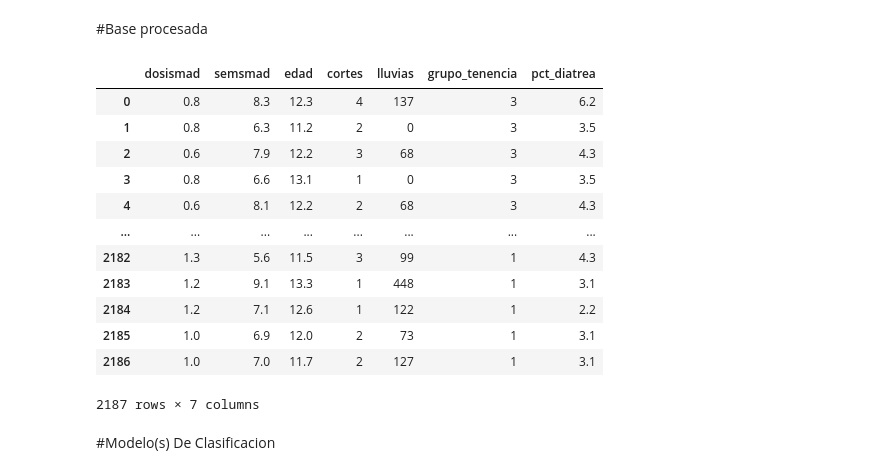
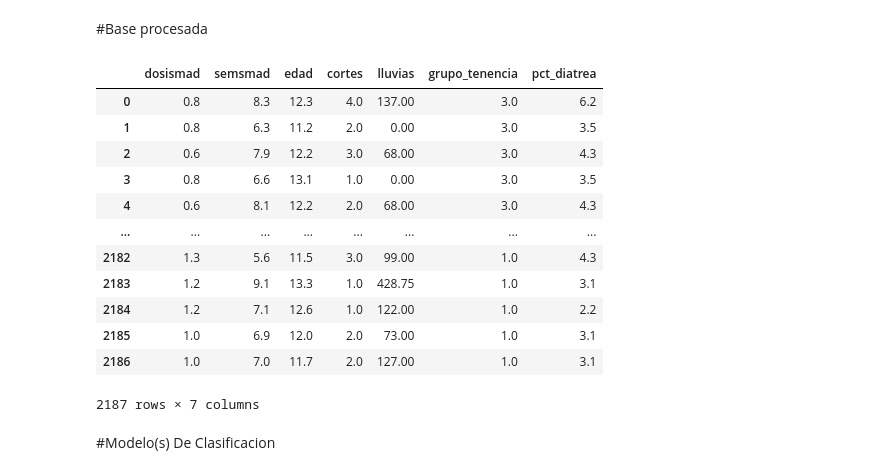
Before and after one commit to Laura9704/ACD_2025, a Jupyter notebook: Clasificacion.ipynb, the cells around one changed output. Cells and saved outputs as stored; diff of their text form; code cells hidden in the pictures.

```diff
--- a/Clasificacion.ipynb
+++ b/Clasificacion.ipynb
@@ -115,5 +114,3 @@ dtype: int64
-# %%
-X= data1['año'] = data1['periodo'] // 100  # Extrae el año
 # %%
 zero_counts = (X == 0).sum()
 zero_counts
@@ -227,3 +238,22 @@ plt.show()
 en base a los anteriores graficas se considera descarta a **me, mes, año y vejez** como variables no necesarias a implemnetar detro del modelo de clasificacion, ya que presenta una correlacion con las demas varianbles particamente nula.en caso de periodo tiene mas relevancia si en modelos que analsizen las tendencias temporales. aunque pct_diatrea tiene una baja relacion por consideracion al siginifcado de la variable se decide mantener dentro del añalisis-
 # %% [markdown]
 #Imputacion
+# %%
+# prompt: imputar valores atípicos de X con el metodo IQR
+
+# IQR method for outlier imputation
+def impute_outliers_iqr(df, column):
+    Q1 = df[column].quantile(0.25)
+    Q3 = df[column].quantile(0.75)
+    IQR = Q3 - Q1
+    lower_bound = Q1 - 1.5 * IQR
+    upper_bound = Q3 + 1.5 * IQR
+
+    # Impute with the lower/upper bound instead of removing the outliers
+    df[column] = np.where(df[column] < lower_bound, lower_bound, df[column])
+    df[column] = np.where(df[column] > upper_bound, upper_bound, df[column])
+    return df
+
+# Apply IQR imputation to relevant columns in X
+for col in numerical_features:
+  X = impute_outliers_iqr(X, col)
@@ -285,21 +319,21 @@ dtype: int64
 #Base procesada
 # %%
 X2=X.copy()
-X2=X2.drop(columns=['año'])
+X2=X2.drop(columns=['me', 'mes', 'vejez', 'periodo'])
 X2
 # %% [output]
 |  | dosismad | semsmad | edad | cortes | lluvias | grupo_tenencia | pct_diatrea |
-| 0 | 0.8 | 8.3 | 12.3 | 4 | 137 | 3 | 6.2 |
-| 1 | 0.8 | 6.3 | 11.2 | 2 | 0 | 3 | 3.5 |
-| 2 | 0.6 | 7.9 | 12.2 | 3 | 68 | 3 | 4.3 |
-| 3 | 0.8 | 6.6 | 13.1 | 1 | 0 | 3 | 3.5 |
-| 4 | 0.6 | 8.1 | 12.2 | 2 | 68 | 3 | 4.3 |
+| 0 | 0.8 | 8.3 | 12.3 | 4.0 | 137.00 | 3.0 | 6.2 |
+| 1 | 0.8 | 6.3 | 11.2 | 2.0 | 0.00 | 3.0 | 3.5 |
+| 2 | 0.6 | 7.9 | 12.2 | 3.0 | 68.00 | 3.0 | 4.3 |
+| 3 | 0.8 | 6.6 | 13.1 | 1.0 | 0.00 | 3.0 | 3.5 |
+| 4 | 0.6 | 8.1 | 12.2 | 2.0 | 68.00 | 3.0 | 4.3 |
 | ... | ... | ... | ... | ... | ... | ... | ... |
-| 2182 | 1.3 | 5.6 | 11.5 | 3 | 99 | 1 | 4.3 |
-| 2183 | 1.2 | 9.1 | 13.3 | 1 | 448 | 1 | 3.1 |
-| 2184 | 1.2 | 7.1 | 12.6 | 1 | 122 | 1 | 2.2 |
-| 2185 | 1.0 | 6.9 | 12.0 | 2 | 73 | 1 | 3.1 |
-| 2186 | 1.0 | 7.0 | 11.7 | 2 | 127 | 1 | 3.1 |
+| 2182 | 1.3 | 5.6 | 11.5 | 3.0 | 99.00 | 1.0 | 4.3 |
+| 2183 | 1.2 | 9.1 | 13.3 | 1.0 | 428.75 | 1.0 | 3.1 |
+| 2184 | 1.2 | 7.1 | 12.6 | 1.0 | 122.00 | 1.0 | 2.2 |
+| 2185 | 1.0 | 6.9 | 12.0 | 2.0 | 73.00 | 1.0 | 3.1 |
+| 2186 | 1.0 | 7.0 | 11.7 | 2.0 | 127.00 | 1.0 | 3.1 |
 2187 rows × 7 columns
 # %% [markdown]
 #Modelo(s) De Clasificacion
```
Also changed, not shown: parts of 17 cells of this notebook.
